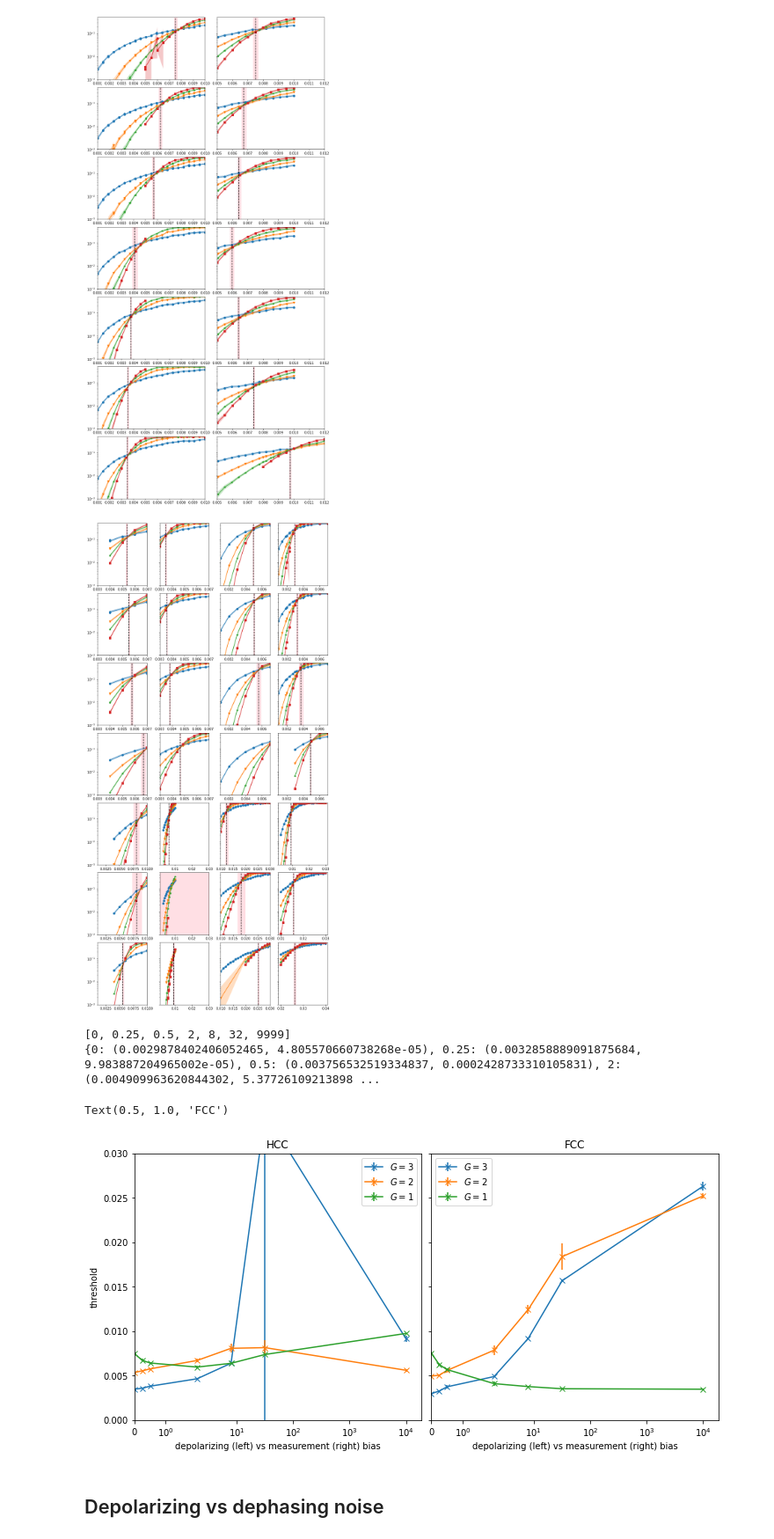
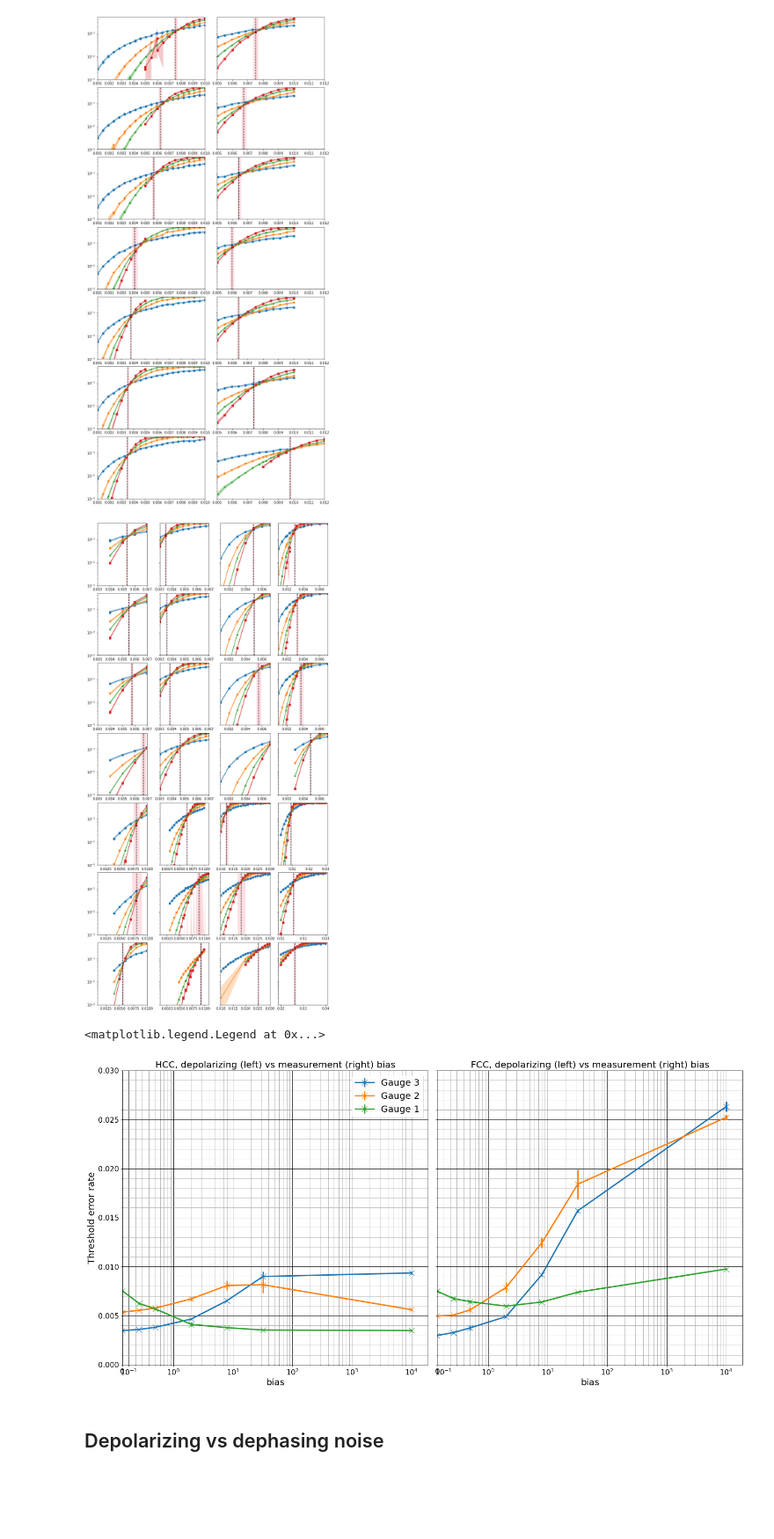
Before and after one commit to peter-janderks/floquet_colour_codes_numerics, a Jupyter notebook: phenomenological_noise_experiments/plot_results_phenomenological_noise.ipynb, the cells around one changed output. Shown at 88% size. Cells and saved outputs as stored; diff of their text form; code cells hidden in the pictures; blank space fills up the shorter version.

Commit message:
update plot notebook

```diff
--- a/phenomenological_noise_experiments/plot_results_phenomenological_noise.ipynb
+++ b/phenomenological_noise_experiments/plot_results_phenomenological_noise.ipynb
@@ -21,10 +21,10 @@ from sinter._csv_out import CSV_HEADER
 # %% [markdown]
 ## Import and compress data
 # %%
-#os.system(f"cp data_31_7/all_data_final_new.csv data_31_7/all_data_final_new_backup.csv")
-#os.system(f"sinter combine resume_31_7_extra/data_HoneycombCode.csv resume_31_7_extra/data_FloquetColourCode.csv data_31_7/all_data_final_new.csv > data_7_8/combined_data.csv")
+os.system(f"cp data_7_8/combined_data_new.csv data_7_8/combined_data_backup.csv")
+os.system(f"sinter combine resume_31_7_extra/data_Gauge3HoneycombCode.csv data_7_8/combined_data_new.csv > data_7_8/combined_data_newest.csv")
 
-samples = sinter.stats_from_csv_files('data_7_8/combined_data.csv')
+samples = sinter.stats_from_csv_files('data_7_8/combined_data_newest.csv')
 biases = []
 
 for sample in samples:
@@ -109,62 +109,65 @@ for index,bias in enumerate(biases):
     if bias < 7:
         thresholds_hcc2[bias] = plot_threshold(axis[index][0], samples, filter_func_hccg2, 0.003, 0.008, 5)
         thresholds_hcc3[bias]= plot_threshold(axis[index][1], samples, filter_func_hccg3, 0.003, 0.008,5)
-
         thresholds_fcc2[bias] = plot_threshold(axis[index][2], samples, filter_func_fccg2, 0.002, 0.009,5)
         thresholds_fcc3[bias] = plot_threshold(axis[index][3], samples, filter_func_fccg3, 0.001, 0.006, 5)
+
         axis[index][0].set_xlim(0.003, 0.007)
         axis[index][1].set_xlim(0.003, 0.007)
         axis[index][2].set_xlim(0.001, 0.007)
         axis[index][3].set_xlim(0.001, 0.007)
     else:
         thresholds_hcc2[bias] = plot_threshold(axis[index][0], samples, filter_func_hccg2, 0.003, 0.01, 5)
-        thresholds_hcc3[bias] = plot_threshold(axis[index][1], samples, filter_func_hccg3, 0.003, 0.01,5)
+        thresholds_hcc3[bias] = plot_threshold(axis[index][1], samples, filter_func_hccg3, 0.006, 0.009,5)
         thresholds_fcc2[bias] = plot_threshold(axis[index][2], samples, filter_func_fccg2, 0.005, 0.03,5)
         thresholds_fcc3[bias] = plot_threshold(axis[index][3], samples, filter_func_fccg3, 0.005, 0.03, 5)
 
         axis[index][0].set_xlim(0.001, 0.01)
-        axis[index][1].set_xlim(0.001, 0.03)
+        axis[index][1].set_xlim(0.001, 0.011)
         axis[index][2].set_xlim(0.01, 0.03)
 # %% [output]
-[figure, old version]
+[figure, new version]
 # %%
 # make two axis.
-fig, ax = plt.subplots(1,2,figsize=(10,5), sharey=True, constrained_layout=True)
+fig, ax = plt.subplots(1,2,figsize=(20,10), sharey=True, constrained_layout=True)
 
 biases = [bias for bias in thresholds_fcc3.keys()]
 biases.sort()
-print(biases)
 plot_thresholds_hcc3 = [thresholds_hcc3[bias] for bias in biases]
 plot_thresholds_hcc2 = [thresholds_hcc2[bias] for bias in biases]
 plot_thresholds_fcc = [thresholds_fcc[bias] for bias in biases]
 plot_thresholds_fcc2 = [thresholds_fcc2[bias] for bias in biases_fcc2]
 plot_thresholds_hcc = [thresholds_hcc[bias] for bias in biases]
 plot_thresholds_fcc3 = [thresholds_fcc3[bias] for bias in biases_fcc3]
 
-print(thresholds_fcc3)
 
-ax[1].errorbar(biases, [thresholds_fcc3[bias][0] for bias in biases],yerr=[thresholds_fcc3[bias][1] for bias in biases], label='$G=3$', marker='x')
-ax[1].errorbar(biases, [thresholds_fcc2[bias][0] for bias in biases],yerr=[thresholds_fcc2[bias][1] for bias in biases], label='$G=2$', marker='x')
-ax[0].errorbar(biases, [thresholds_hcc3[bias][0] for bias in biases],yerr=[thresholds_hcc3[bias][1] for bias in biases],label='$G=3$', marker='x')
-ax[0].errorbar(biases, [thresholds_hcc2[bias][0] for bias in biases],yerr=[thresholds_hcc2[bias][1] for bias in biases],label='$G=2$', marker='x')
-ax[0].errorbar(biases, [thresholds_fcc[bias][0] for bias in biases],yerr=[thresholds_fcc[bias][1] for bias in biases],label='$G=1$', marker='x')
-ax[1].errorbar(biases, [thresholds_hcc[bias][0] for bias in biases],yerr=[thresholds_hcc[bias][1] for bias in biases], label='$G=1$', marker='x')
+ax[1].errorbar(biases, [thresholds_fcc3[bias][0] for bias in biases],yerr=[thresholds_fcc3[bias][1] for bias in biases], label='Gauge 3', marker='x',markersize=12, linewidth=3)
+ax[1].errorbar(biases, [thresholds_fcc2[bias][0] for bias in biases],yerr=[thresholds_fcc2[bias][1] for bias in biases], label='Gauge 2', marker='x', markersize=12, linewidth=3)
+ax[1].errorbar(biases, [thresholds_fcc[bias][0] for bias in biases],yerr=[thresholds_fcc[bias][1] for bias in biases],label='Gauge 1', marker='x', markersize=12, linewidth=3)
+ax[0].errorbar(biases, [thresholds_hcc3[bias][0] for bias in biases],yerr=[thresholds_hcc3[bias][1] for bias in biases],label='Gauge 3', marker='x', markersize=12, linewidth=3)
+ax[0].errorbar(biases, [thresholds_hcc2[bias][0] for bias in biases],yerr=[thresholds_hcc2[bias][1] for bias in biases],label='Gauge 2', marker='x', markersize=12, linewidth=3)
+ax[0].errorbar(biases, [thresholds_hcc[bias][0] for bias in biases],yerr=[thresholds_hcc[bias][1] for bias in biases], label='Gauge 1', marker='x', markersize=12, linewidth=3)
 
 
 for a in ax:
-    a.set_xscale('symlog')
-    a.set_xlabel('depolarizing (left) vs measurement (right) bias')
-    a.legend()
+    a.set_xscale('symlog', linthresh = 0.5, subs = range(2, 10), linscale = 0.5)
+    a.set_xlabel('bias', size=20)
+
+
     a.set_xlim(0,19000)
+    a.grid(which='minor', color='#AAAAAA')
+    a.grid(which='major', color='black')
+    a.minorticks_on()
+    a.tick_params(axis='both', which='major', labelsize=16)
+
 ax[0].set_ylim(0,0.03)
-ax[0].set_ylabel('threshold')
-ax[0].set_title('HCC')
-ax[1].set_title('FCC')
+ax[0].set_ylabel('Threshold error rate', size=20)
+ax[0].set_title('HCC, depolarizing (left) vs measurement (right) bias', size=20)
+ax[1].set_title('FCC, depolarizing (left) vs measurement (right) bias', size=20)
+ax[0].legend(prop={'size': 20})
 # %% [output]
-[0, 0.25, 0.5, 2, 8, 32, 9999]
-{0: (0.0029878402406052465, 4.805570660738268e-05), 0.25: (0.0032858889091875684, 9.983887204965002e-05), 0.5: (0.003756532519334837, 0.0002428733310105831), 2: (0.004909963620844302, 5.37726109213898 ...
+<matplotlib.legend.Legend at 0x...>
-Text(0.5, 1.0, 'FCC')
-[figure, old version]
+[figure, new version]
 # %% [markdown]
 ## Depolarizing vs dephasing noise
 # %%
```
Also changed, not shown: parts of 1 cell of this notebook.
